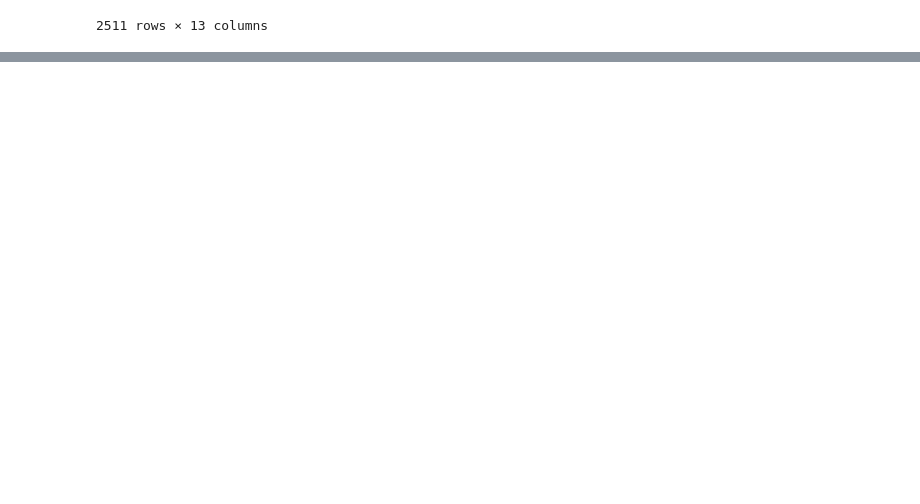
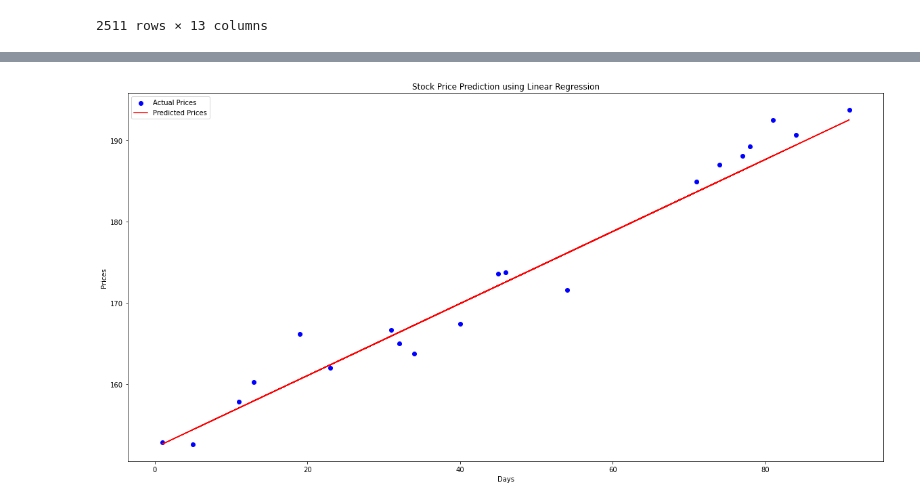
Before and after one commit to bhardwajshivam/Optimizing-Order-Execution-Strategy-for-HFT, a Jupyter notebook: Data_Collection.ipynb, the cells around one changed output, grey strips where cells are left out. Cells and saved outputs as stored; diff of their text form; code cells hidden in the pictures; blank space fills up the shorter version.

Commit message:
linear and poly reg

```diff
--- a/Data_Collection.ipynb
+++ b/Data_Collection.ipynb
@@ -244,3 +244,45 @@ data.corr()
 | s3 | 0.998881 | 0.998639 | -0.007760 | 0.999054 | 0.999500 | 1.000000 | 0.999499 | 0.999050 | 0.999054 | 0.999500 | 1.000000 | ... |
 | s4 | 0.998499 | 0.998246 | -0.007591 | 0.998637 | 0.999052 | 0.999499 | 1.000000 | 0.999498 | 0.998637 | 0.999052 | 0.999499 | ... |
 | s5 | 0.998131 | 0.997863 | -0.007906 | 0.998243 | 0.998635 | 0.999050 | 0.999498 | 1.000000 | 0.998243 | 0.998635 | 0.999050 | ... |
+# %%
+import numpy as np
+import pandas as pd
+from sklearn.model_selection import train_test_split
+from sklearn.linear_model import LinearRegression
+import matplotlib.pyplot as plt
+
+# Generate sample data
+np.random.seed(42)
+days = np.arange(1, 101)
+prices = data['Close'][-100:]
+
+# Create a DataFrame
+df = pd.DataFrame({'Days': days, 'Prices': prices})
+
+# Split data into features (X) and target (y)
+X = df[['Days']]
+y = df['Prices']
+
+# Split data into training and testing sets
+X_train, X_test, y_train, y_test = train_test_split(X, y, test_size=0.2, random_state=42)
+
+# Create a linear regression model
+model = LinearRegression()
+
+# Train the model on the training data
+model.fit(X_train, y_train)
+
+# Make predictions on the test data
+y_pred = model.predict(X_test)
+
+# Plot the results
+plt.figure(figsize=(20, 10))
+plt.scatter(X_test, y_test, color='blue', label='Actual Prices')
+plt.plot(X_test, y_pred, color='red', label='Predicted Prices')
+plt.xlabel('Days')
+plt.ylabel('Prices')
+plt.title('Stock Price Prediction using Linear Regression')
+plt.legend()
+plt.show()
+# %% [output]
+[figure, added]
```
Also changed, not shown: parts of 1 cell of this notebook.
